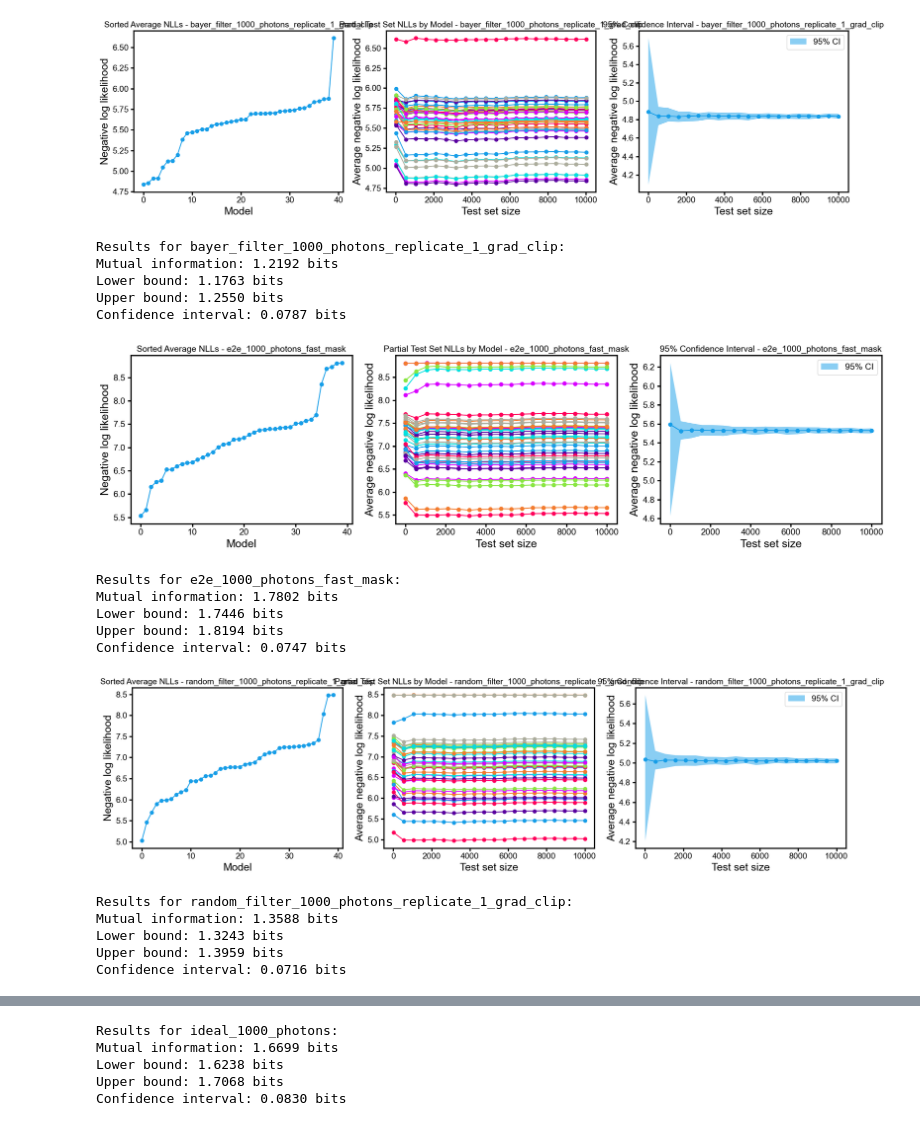
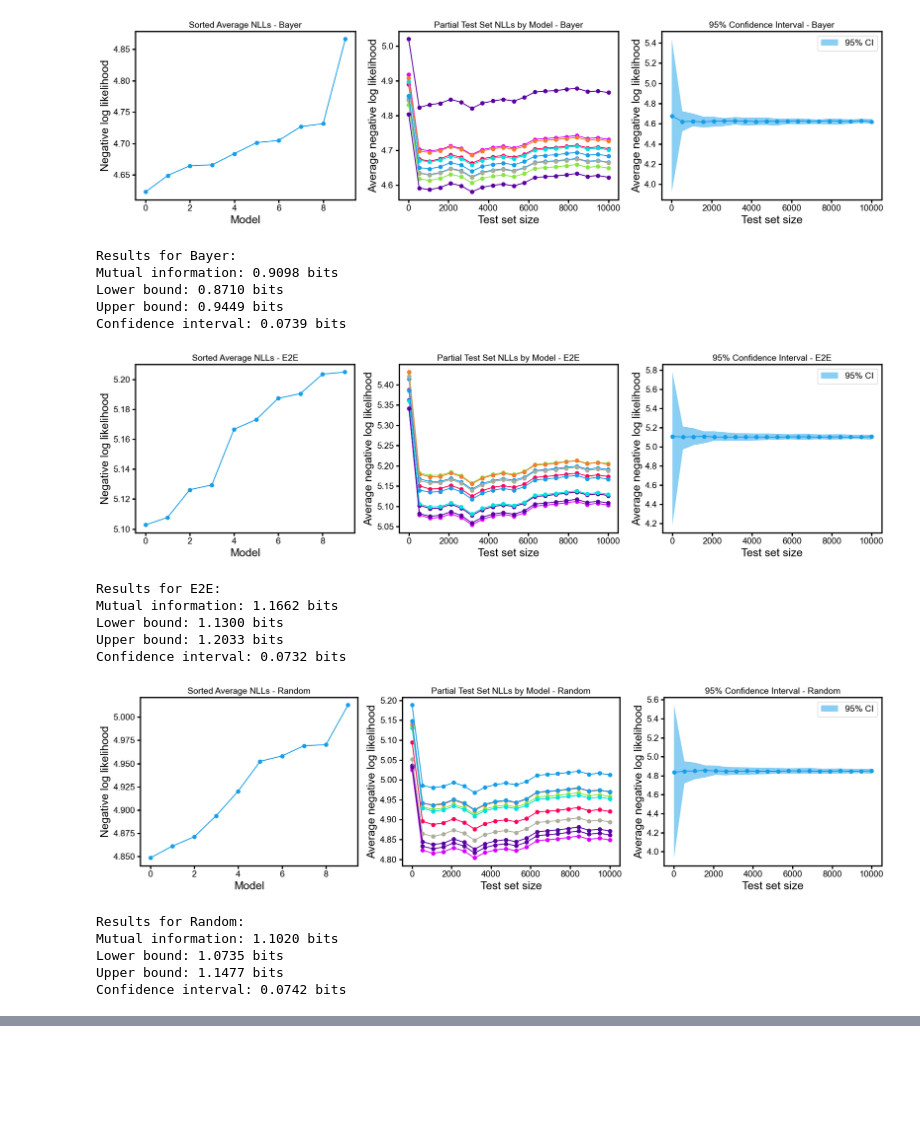
Before and after one commit to Waller-Lab/EncodingInformation, a Jupyter notebook: color_filter_array/results_viewer.ipynb, the cells around one changed output, grey strips where cells are left out. Cells and saved outputs as stored; diff of their text form; code cells hidden in the pictures; blank space fills up the shorter version.

```diff
--- a/color_filter_array/results_viewer.ipynb
+++ b/color_filter_array/results_viewer.ipynb
@@ -7,17 +7,10 @@ import glob
 
 
 # List of results files
-# results_files = glob.glob('/home/emarkley/Workspace/PYTHON/EncodingInformation/color_filter_array/mi_results/*.npz')
-results_files = ['/home/emarkley/Workspace/PYTHON/EncodingInformation/color_filter_array/mi_results/bayer_filter_1000_photons_replicate_1_grad_clip.npz',
-                 '/home/emarkley/Workspace/PYTHON/EncodingInformation/color_filter_array/mi_results/e2e_1000_photons_fast_mask.npz',
-                 '/home/emarkley/Workspace/PYTHON/EncodingInformation/color_filter_array/mi_results/random_filter_1000_photons_replicate_1_grad_clip.npz',
-                 '/home/emarkley/Workspace/PYTHON/EncodingInformation/color_filter_array/mi_results/ideal_1000_photons.npz'
-
-                 ]
-# remove any file containing 'lcfa'
-# results_files = [file for file in results_files if 'lcfa' not in file]
-# results_files.sort()
-
+results_files = glob.glob('/home/emarkley/Workspace/PYTHON/EncodingInformation/color_filter_array/mi_results/*.npz')
+results_files = [file for file in results_files if 'tuned' in file]
+results_files = [file for file in results_files if 'ideal' not in file]
+results_files.sort()
 # List to hold data from each results file
 results_list = []
 
@@ -44,6 +37,7 @@ for file in results_files:
     label = file.split('/')[-1].replace('prerendered_', '').replace('.npz', '')
     labels.append(label)
 
+labels = ['Bayer', 'E2E','Random']
 # Lists to collect mutual information and error bars
 mutual_informations = []
 lower_bounds = []
@@ -82,48 +76,57 @@ for idx, data in enumerate(results_list):
 
     # Collect mutual information and error bounds
     mutual_informations.append(data['mutual_information'])
     lower_bounds.append(data['mutual_information_conf_low'])
     upper_bounds.append(data['mutual_information_conf_high'])
 
     # Print mutual information results
     print(f'Results for {label}:')
     print('Mutual information: {:.4f} bits'.format(data['mutual_information']))
     print('Lower bound: {:.4f} bits'.format(data['mutual_information_conf_low']))
     print('Upper bound: {:.4f} bits'.format(data['mutual_information_conf_high']))
     print('Confidence interval: {:.4f} bits'.format(data['mutual_information_conf_high'] - data['mutual_information_conf_low']))
     print('\n')
 
 # Compute error bars
 error_lower = [mi - lb for mi, lb in zip(mutual_informations, lower_bounds)]
 error_upper = [ub - mi for mi, ub in zip(mutual_informations, upper_bounds)]
 
 # Plot mutual information with error bars for all results files
 x = np.arange(len(mutual_informations))
 
 fig, ax = plt.subplots()
 ax.errorbar(x, mutual_informations, yerr=[error_lower, error_upper], fmt='o')
 ax.set_xticks(x)
+ax.set_xticklabels(labels, rotation=45, ha='right')
+ax.set_ylabel('Mutual Information (bits)')
+ax.set_title('Mutual Information with Error Bars')
+plt.tight_layout()
+plt.show()
+
+fig, ax = plt.subplots()
+ax.errorbar(x, mutual_informations, yerr=[error_lower, error_upper], fmt='o')
+ax.set_xticks(x)
 # ax.set_xticklabels(labels, rotation=45, ha='right')
 ax.set_ylabel('Mutual Information (bits)')
 ax.set_title('Mutual Information with Error Bars')
 plt.tight_layout()
 plt.show()
 # %% [output]
-[figure, old version]
+[figure, new version]
-Results for bayer_filter_1000_photons_replicate_1_grad_clip:
-Mutual information: 1.2192 bits
-Lower bound: 1.1763 bits
-Upper bound: 1.2550 bits
-Confidence interval: 0.0787 bits
+Results for Bayer:
+Mutual information: 0.9098 bits
+Lower bound: 0.8710 bits
+Upper bound: 0.9449 bits
+Confidence interval: 0.0739 bits
-[figure, old version]
+[figure, new version]
-Results for e2e_1000_photons_fast_mask:
-Mutual information: 1.7802 bits
-Lower bound: 1.7446 bits
-Upper bound: 1.8194 bits
-Confidence interval: 0.0747 bits
+Results for E2E:
+Mutual information: 1.1662 bits
+Lower bound: 1.1300 bits
+Upper bound: 1.2033 bits
+Confidence interval: 0.0732 bits
-[figure, old version]
+[figure, new version]
-Results for random_filter_1000_photons_replicate_1_grad_clip:
-Mutual information: 1.3588 bits
-Lower bound: 1.3243 bits
-Upper bound: 1.3959 bits
-Confidence interval: 0.0716 bits
+Results for Random:
+Mutual information: 1.1020 bits
+Lower bound: 1.0735 bits
+Upper bound: 1.1477 bits
+Confidence interval: 0.0742 bits
@@ -131,5 +133,0 @@ Confidence interval: 0.0716 bits
-Results for ideal_1000_photons:
-Mutual information: 1.6699 bits
-Lower bound: 1.6238 bits
-Upper bound: 1.7068 bits
-Confidence interval: 0.0830 bits
```
Also changed, not shown: parts of 5 cells of this notebook, 15 other files.
